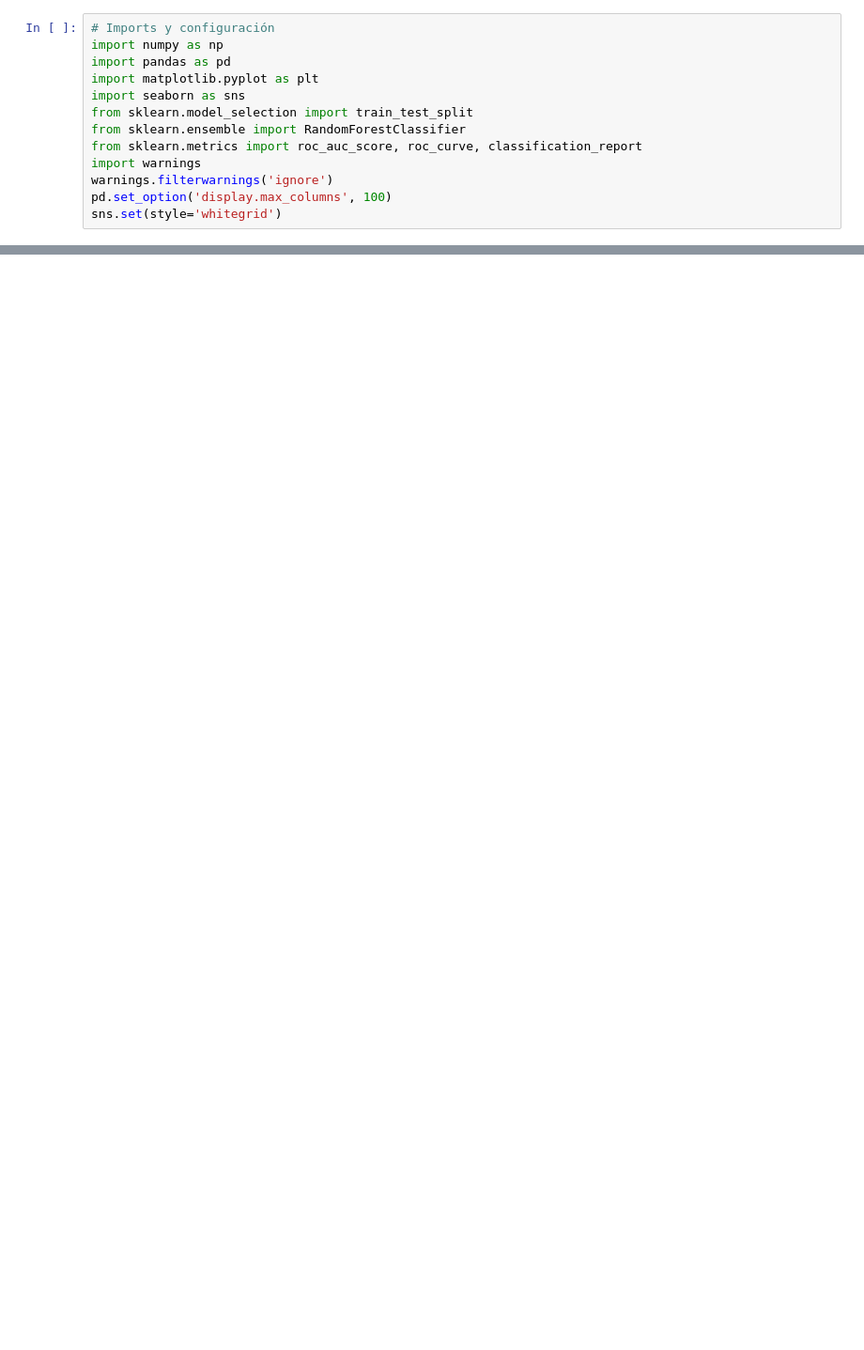
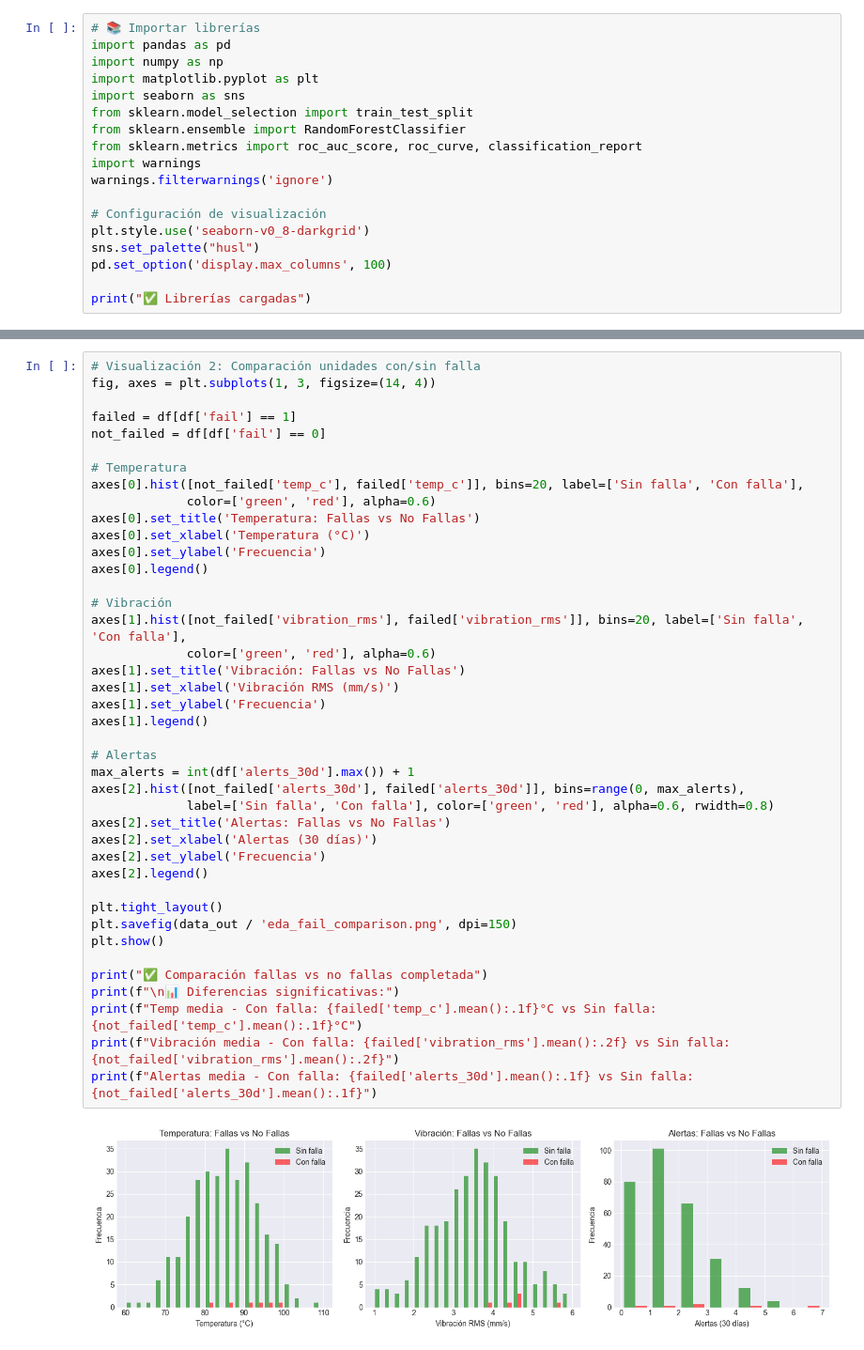
Before and after one commit to lraigosov/supply-chain-data-notebooks, a Jupyter notebook: notebooks/60_realtime_iot/RT-02-fleet_predictive_maintenance.ipynb, the cells around one changed output, grey strips where cells are left out. Shown at 94% size. Drawn from its saved outputs; the diff is of its cells as text; blank space fills up the shorter version.

```diff
--- a/notebooks/60_realtime_iot/RT-02-fleet_predictive_maintenance.ipynb
+++ b/notebooks/60_realtime_iot/RT-02-fleet_predictive_maintenance.ipynb
@@ -73,8 +156,8 @@ print(f'💾 Salida: {data_out}')
 💾 Salida: f:\GitHub\supply-chain-data-notebooks\data\processed\rt02_predictive_maintenance
 # %%
-# Imports y configuración
+# 📚 Importar librerías
+import pandas as pd
 import numpy as np
-import pandas as pd
 import matplotlib.pyplot as plt
 import seaborn as sns
 from sklearn.model_selection import train_test_split
@@ -82,5 +165,10 @@ from sklearn.ensemble import RandomForestClassifier
 from sklearn.metrics import roc_auc_score, roc_curve, classification_report
 import warnings
 warnings.filterwarnings('ignore')
+
+# Configuración de visualización
+plt.style.use('seaborn-v0_8-darkgrid')
+sns.set_palette("husl")
 pd.set_option('display.max_columns', 100)
-sns.set(style='whitegrid')
+
+print("✅ Librerías cargadas")
@@ -197,0 +414,43 @@ AUC ROC: 0.766
+# %%
+# Visualización 2: Comparación unidades con/sin falla
+fig, axes = plt.subplots(1, 3, figsize=(14, 4))
+
+failed = df[df['fail'] == 1]
+not_failed = df[df['fail'] == 0]
+
+# Temperatura
+axes[0].hist([not_failed['temp_c'], failed['temp_c']], bins=20, label=['Sin falla', 'Con falla'],
+             color=['green', 'red'], alpha=0.6)
+axes[0].set_title('Temperatura: Fallas vs No Fallas')
+axes[0].set_xlabel('Temperatura (°C)')
+axes[0].set_ylabel('Frecuencia')
+axes[0].legend()
+
+# Vibración
+axes[1].hist([not_failed['vibration_rms'], failed['vibration_rms']], bins=20, label=['Sin falla', 'Con falla'],
+             color=['green', 'red'], alpha=0.6)
+axes[1].set_title('Vibración: Fallas vs No Fallas')
+axes[1].set_xlabel('Vibración RMS (mm/s)')
+axes[1].set_ylabel('Frecuencia')
+axes[1].legend()
+
+# Alertas
+max_alerts = int(df['alerts_30d'].max()) + 1
+axes[2].hist([not_failed['alerts_30d'], failed['alerts_30d']], bins=range(0, max_alerts),
+             label=['Sin falla', 'Con falla'], color=['green', 'red'], alpha=0.6, rwidth=0.8)
+axes[2].set_title('Alertas: Fallas vs No Fallas')
+axes[2].set_xlabel('Alertas (30 días)')
+axes[2].set_ylabel('Frecuencia')
+axes[2].legend()
+
+plt.tight_layout()
+plt.savefig(data_out / 'eda_fail_comparison.png', dpi=150)
+plt.show()
+
+print("✅ Comparación fallas vs no fallas completada")
+print(f"\n📊 Diferencias significativas:")
+print(f"Temp media - Con falla: {failed['temp_c'].mean():.1f}°C vs Sin falla: {not_failed['temp_c'].mean():.1f}°C")
+print(f"Vibración media - Con falla: {failed['vibration_rms'].mean():.2f} vs Sin falla: {not_failed['vibration_rms'].mean():.2f}")
+print(f"Alertas media - Con falla: {failed['alerts_30d'].mean():.1f} vs Sin falla: {not_failed['alerts_30d'].mean():.1f}")
+# %% [output]
+[figure, added]
```
Also changed, not shown: parts of 48 cells of this notebook.
